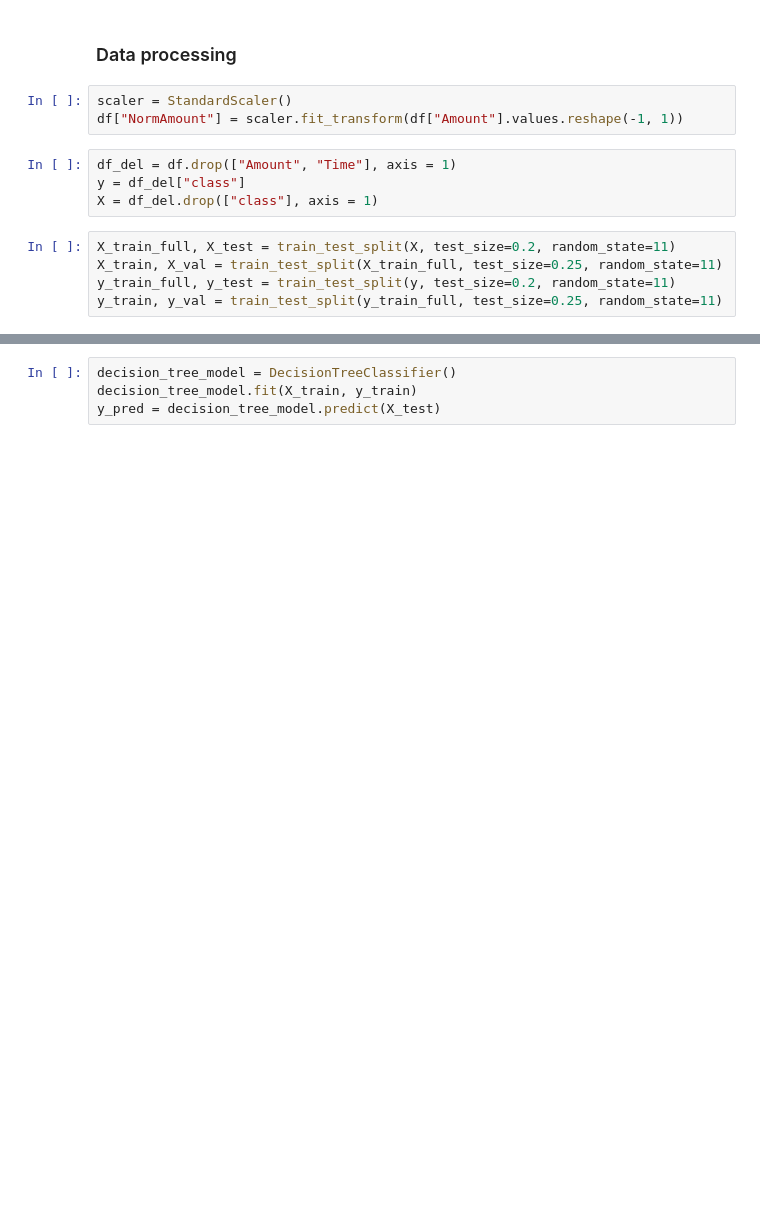
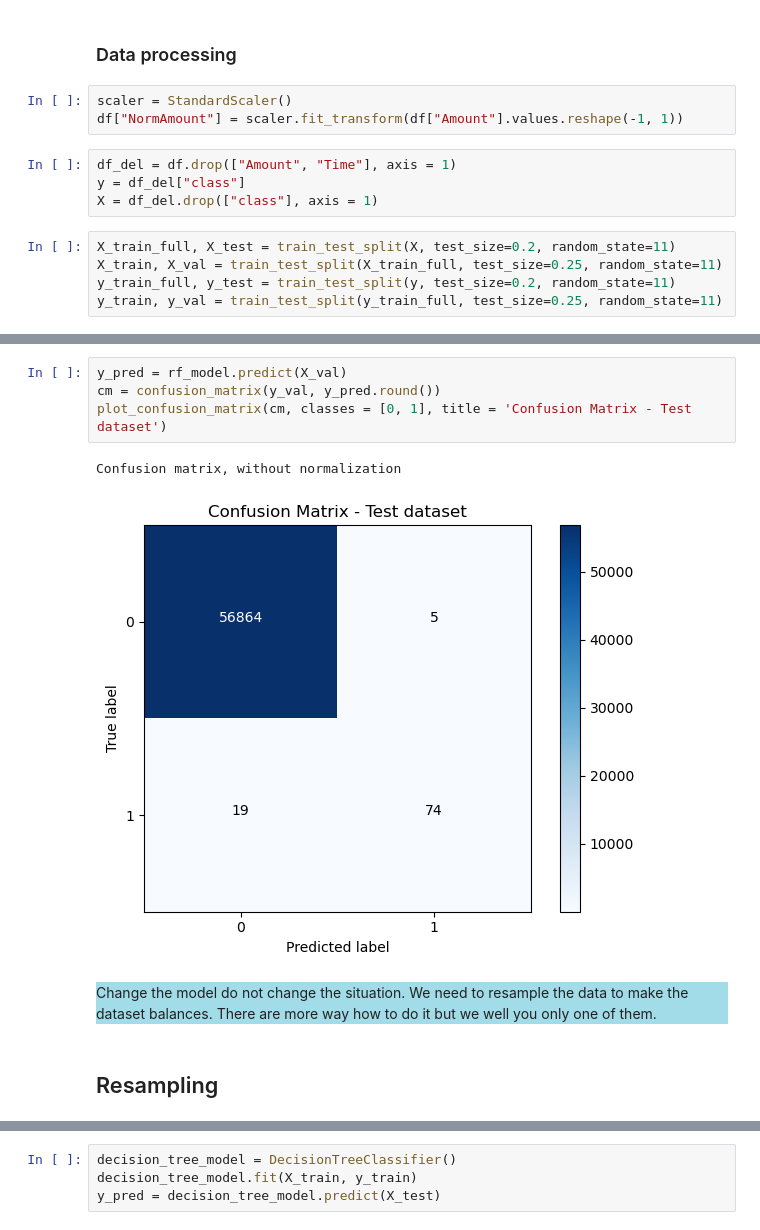
Before and after one commit to tankudo/ZoomCamb_2022_HomeWork, a Jupyter notebook: MidTermProject/FraudDetection.ipynb, the cells around one changed output, grey strips where cells are left out. Cells and saved outputs as stored; diff of their text form; blank space fills up the shorter version.

```diff
--- a/MidTermProject/FraudDetection.ipynb
+++ b/MidTermProject/FraudDetection.ipynb
@@ -141,0 +252,11 @@ y_train, y_val = train_test_split(y_train_full, test_size=0.25, random_state=11)
+# %%
+y_pred = rf_model.predict(X_val)
+cm = confusion_matrix(y_val, y_pred.round())
+plot_confusion_matrix(cm, classes = [0, 1], title = 'Confusion Matrix - Test dataset')
+# %% [output]
+Confusion matrix, without normalization
+[figure, added]
+# %% [markdown]
+<div style="background-color:#a2dce8">Change the model do not change the situation. We need to resample the data to make the dataset balances. There are more way how to do it but we well you only one of them.</div>
+# %% [markdown]
+## Resampling
```
Also changed, not shown: parts of 49 cells of this notebook, 1 other file.
